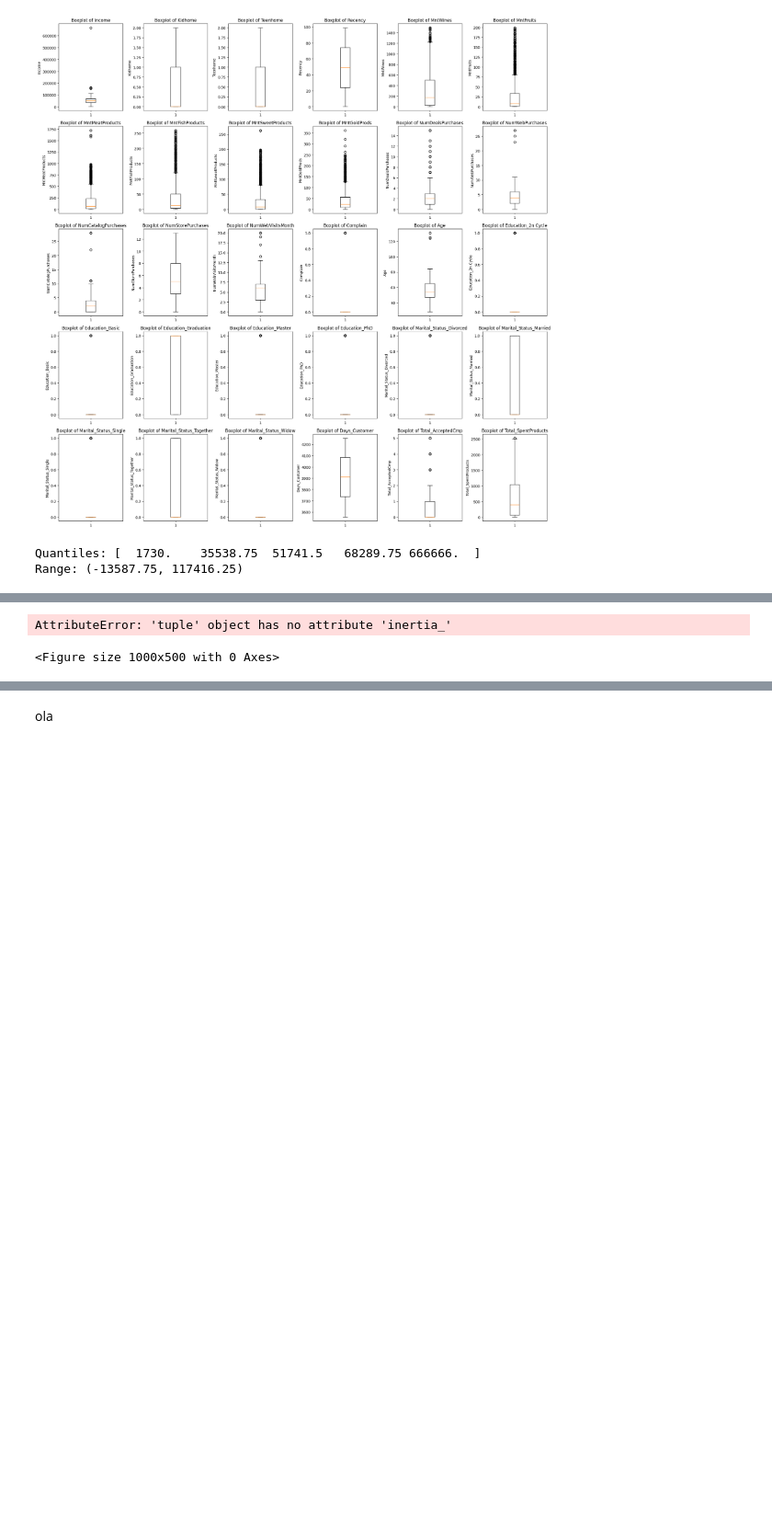
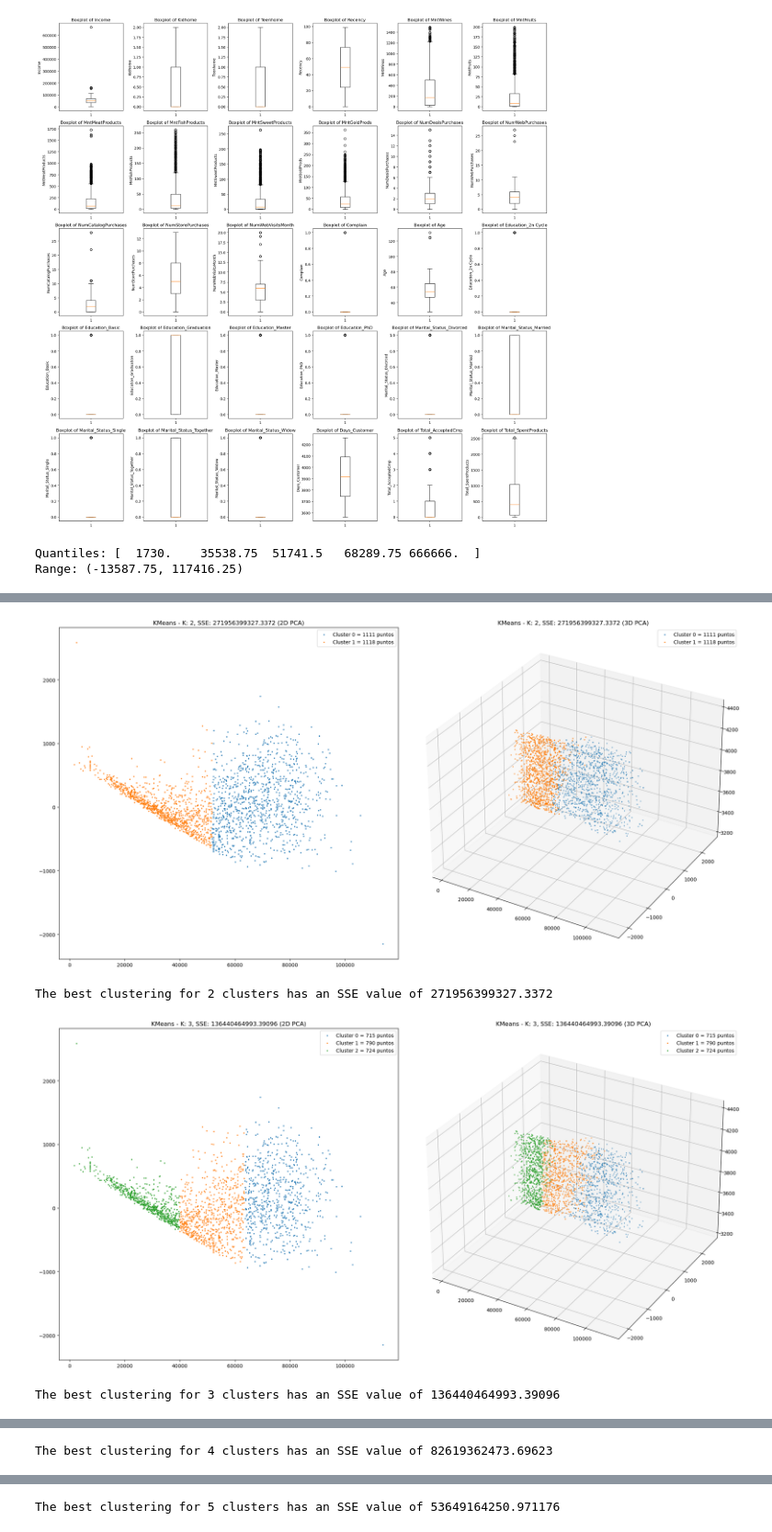
Before and after one commit to SAGR2003/Reto-Clustering-stackies, a Jupyter notebook: reto-clustering.ipynb, the cells around one changed output, grey strips where cells are left out. Shown at 92% size. Drawn from its saved outputs; the diff is of its cells as text; code cells hidden in the pictures; blank space fills up the shorter version.

Commit message:
add plotClustering

```diff
--- a/reto-clustering.ipynb
+++ b/reto-clustering.ipynb
@@ -221,48 +222,59 @@ def plotClusters(D, C, dimX, dimY, dimZ=None, ax=None):
 
   if K:
     ax.set_zlabel(b)
+
+def calculate_sse(A, C, mu):
+    errors = np.zeros(len(A))
+    for i in range(len(A)):
+        centroid = mu[C[i]]
+        errors[i] = np.sum((A[i] - centroid) ** 2)
+        sse = np.sum(errors)
+    return sse
 # %%
-clients_2D = PCA(clients, 2)
-clients_3D = PCA(clients, 3)
+clients_2D, _ = PCA(clients.values, 2)
+clients_3D, _ = PCA(clients.values, 3)
 
-kmeans_config = [5,4,3,2]
-num_iterations = 50
+kmeans_config = [2, 3, 4, 5]
+num_iterations = 20
 
-best_clusters_kmeans = [(np.inf,0),(np.inf,0),(np.inf,0),(np.inf,0)]
+best_clusters_kmeans = [(np.inf, None) for _ in kmeans_config]
 
-for i, config in enumerate(kmeans_config):
-    k = config
+for i, k in enumerate(kmeans_config):
+    best_sse = np.inf
+    best_clusters = None
 
-    plt.figure(figsize=(10, 5))
+    for _ in range(num_iterations):
+        clusters, centroids = kMeans(clients_2D, k)
+        sse = calculate_sse(clients_2D, clusters, centroids)
+        if sse < best_sse:
+            best_sse = sse
+            best_clusters = clusters
 
-    kmeans = kMeans(clients_2D[0], k)
+    best_clusters_kmeans[i] = (best_sse, best_clusters)
 
-    for j in range(num_iterations):
-        clusters = kmeans[0]
-
-        if kmeans.inertia_ < best_clusters_kmeans[i][0]:
-            unique_clusters, counts = np.unique(clusters, return_counts=True)
-            best_clusters_kmeans[i] = (kmeans.inertia_, clusters)
+    plt.figure(figsize=(20, 10))
+    unique_clusters, counts = np.unique(best_clusters, return_counts=True)
 
     plt.subplot(1, 2, 1)
     for cluster_label in unique_clusters:
-        cluster_mask = (best_clusters_kmeans[i][1] == cluster_label)
+        cluster_mask = (best_clusters == cluster_label)
         plt.scatter(clients_2D[cluster_mask, 0], clients_2D[cluster_mask, 1], label=f'Cluster {cluster_label} = {counts[cluster_label]} puntos', s=2)
-    plt.title(f'Kmeans - K: {k}, SSE: {best_clusters_kmeans[i][0]} (2D PCA)')
+    plt.title(f'KMeans - K: {k}, SSE: {best_sse} (2D PCA)')
     plt.legend()
 
-    # Visualizar los resultados en 3D
     ax = plt.subplot(1, 2, 2, projection='3d')
     for cluster_label in unique_clusters:
-        cluster_mask = (best_clusters_kmeans[i][1] == cluster_label)
-        ax.scatter(clients_3D[cluster_mask, 0], clients_3D[cluster_mask, 1], clients_3D[cluster_mask, 2], label=f'Cluster {cluster_label} = {counts[cluster_label]} puntos',s=2)
-    plt.title(f'Kmeans - K: {k}, SSE: {best_clusters_kmeans[i][0]} (3D PCA)')
+        cluster_mask = (best_clusters == cluster_label)
+        ax.scatter(clients_3D[cluster_mask, 0], clients_3D[cluster_mask, 1], clients_3D[cluster_mask, 2], label=f'Cluster {cluster_label} = {counts[cluster_label]} puntos', s=2)
+    plt.title(f'KMeans - K: {k}, SSE: {best_sse} (3D PCA)')
     ax.legend()
 
     plt.tight_layout()
     plt.show()
 
-    print(f"The best clustering for {k} clusters has an SSE value of {best_clusters_kmeans[i][0]}")
+    print(f"The best clustering for {k} clusters has an SSE value of {best_sse}")
 # %% [output]
+[figure, added]
-AttributeError: 'tuple' object has no attribute 'inertia_'
+The best clustering for 2 clusters has an SSE value of 271956399327.3372
+[figure, added]
-<Figure size 1000x500 with 0 Axes>
+The best clustering for 3 clusters has an SSE value of 136440464993.39096
@@ -268,0 +282 @@ AttributeError: 'tuple' object has no attribute 'inertia_'
+The best clustering for 4 clusters has an SSE value of 82619362473.69623
@@ -269,2 +284 @@ AttributeError: 'tuple' object has no attribute 'inertia_'
+The best clustering for 5 clusters has an SSE value of 53649164250.971176
-# %% [markdown]
-ola
```
Also changed, not shown: parts of 5 cells of this notebook.
